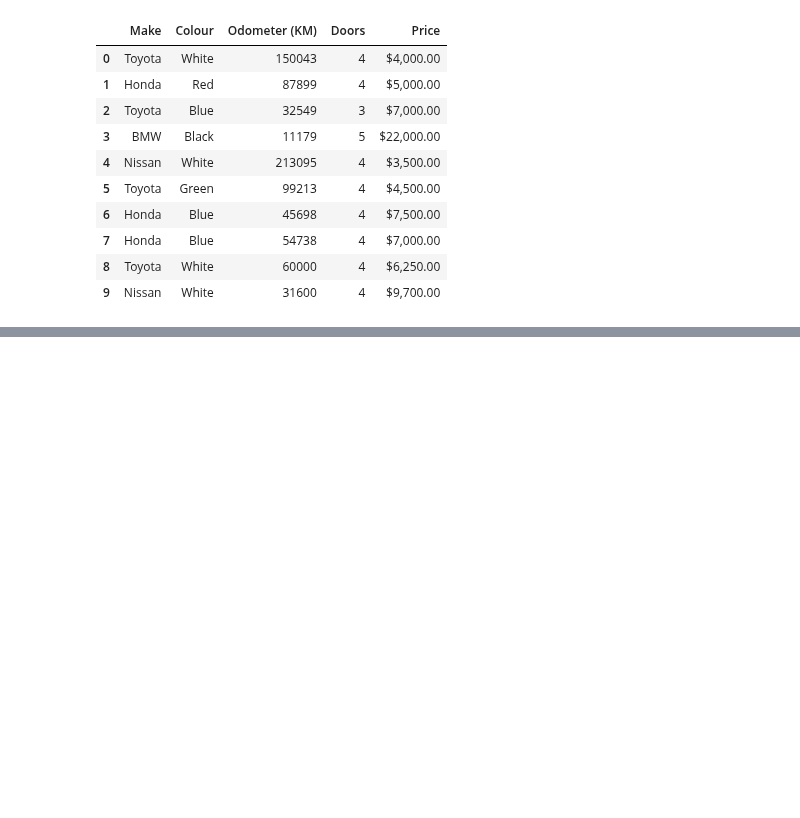
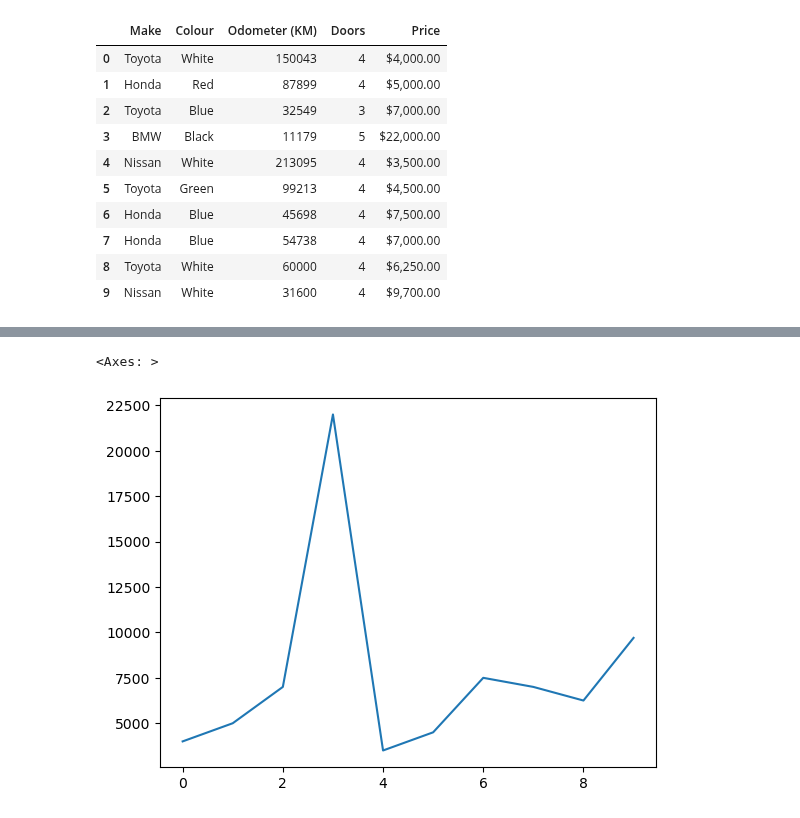
Before and after one commit to msnkr/python_projects, a Jupyter notebook: ML/introduction-to-pandas/pandas_practice.ipynb, the cells around one changed output, grey strips where cells are left out. Cells and saved outputs as stored; diff of their text form; code cells hidden in the pictures; blank space fills up the shorter version.

```diff
--- a/ML/introduction-to-pandas/pandas_practice.ipynb
+++ b/ML/introduction-to-pandas/pandas_practice.ipynb
@@ -156,0 +80,2 @@ Name: 3, dtype: object
+# %%
+car_sales["Price"] = (car_sales["Price"].replace("[\$\,\.]", "", regex=True).astype(int)) // 100
@@ -156,0 +93,5 @@ Name: 3, dtype: object
+# %%
+car_sales.Price.plot()
+# %% [output]
+<Axes: >
+[figure, added]
```
Also changed, not shown: parts of 29 cells of this notebook.
